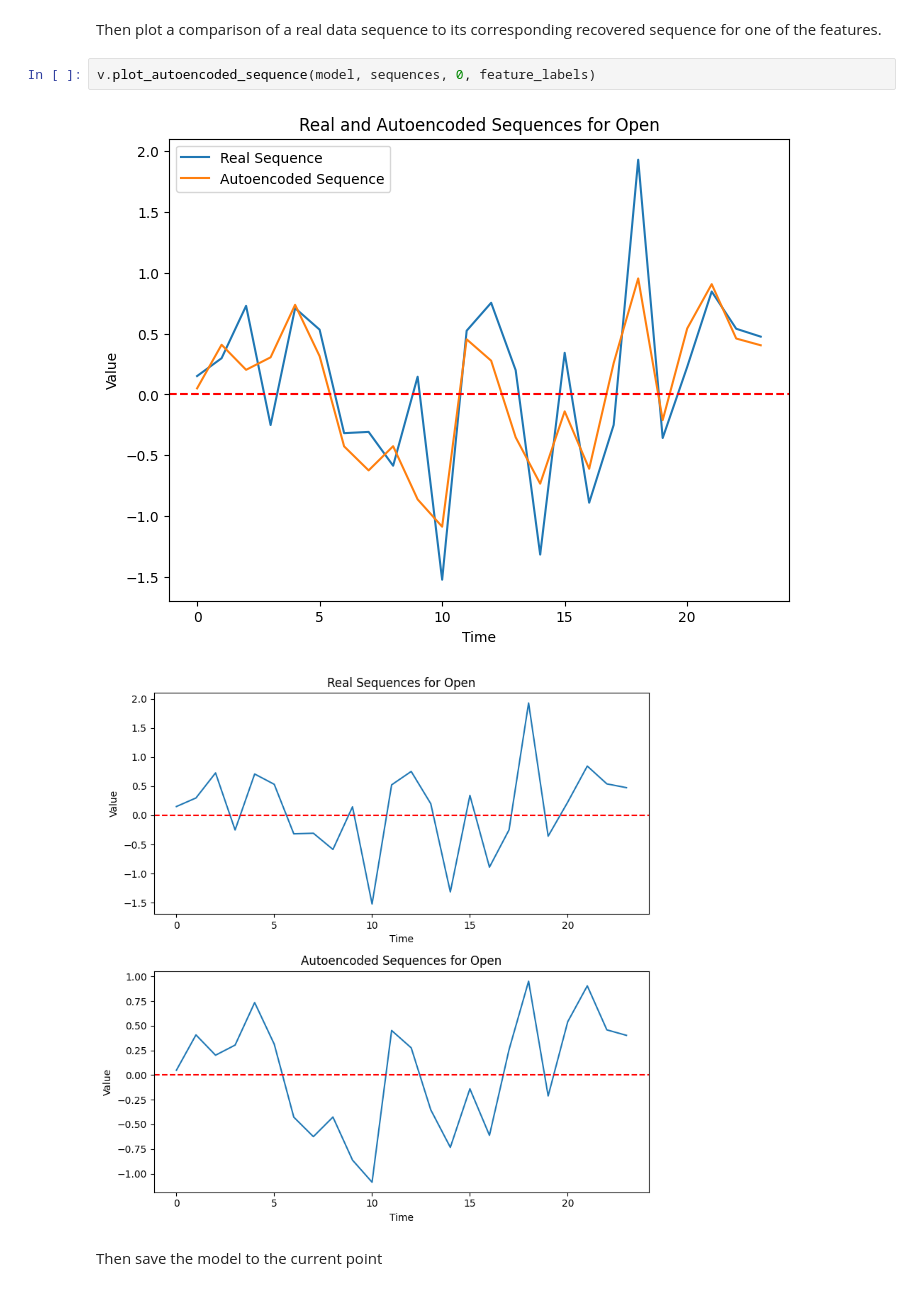
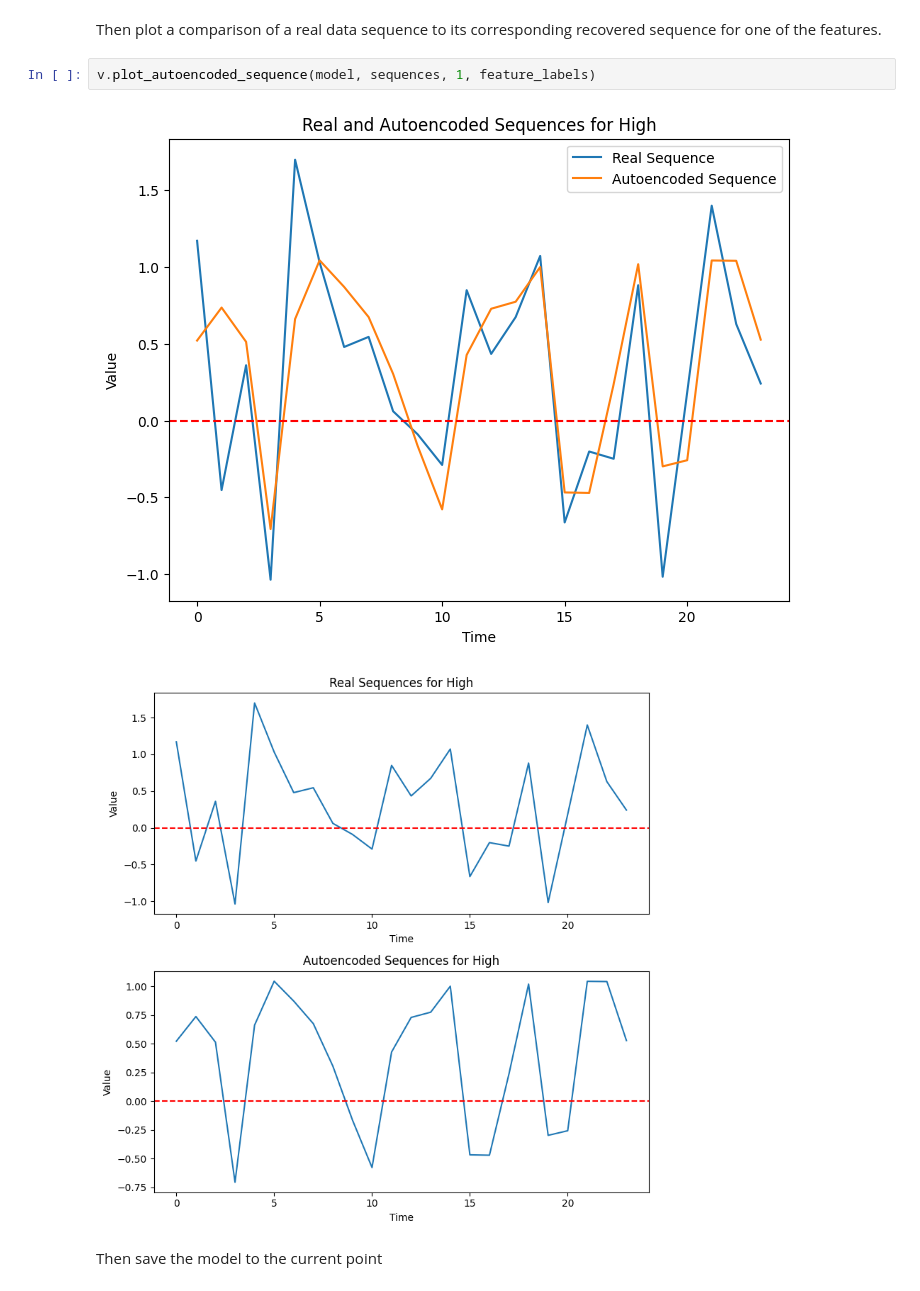
Before and after one commit to evanolsdal/TimeGAN-Finance-Project, a Jupyter notebook: TimeGAN_Training.ipynb, the cells around one changed output. Saved outputs shown, nothing was run; the diff lists cells and outputs as text.

```diff
--- a/TimeGAN_Training.ipynb
+++ b/TimeGAN_Training.ipynb
@@ -210,9 +193,9 @@ v.plot_losses(autoencoder_losses)
 # %% [markdown]
 Then plot a comparison of a real data sequence to its corresponding recovered sequence for one of the features.
 # %%
-v.plot_autoencoded_sequence(model, sequences, 0, feature_labels)
+v.plot_autoencoded_sequence(model, sequences, 1, feature_labels)
 # %% [output]
-[figure, old version]
+[figure, new version]
-[figure, old version]
+[figure, new version]
 # %% [markdown]
 Then save the model to the current point
```
Also changed, not shown: parts of 30 cells of this notebook.
